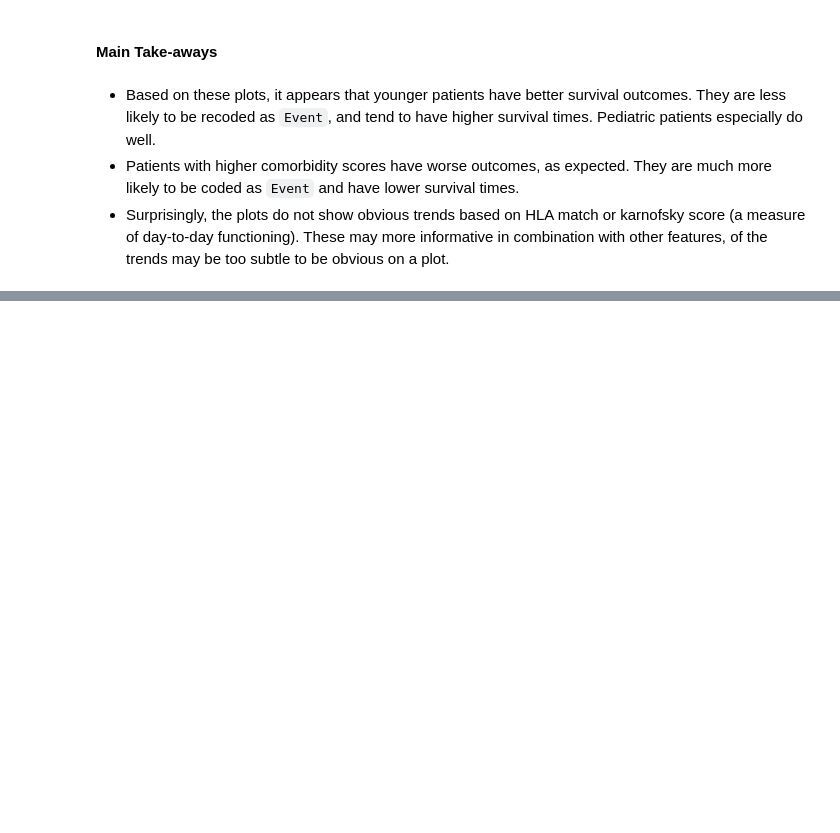
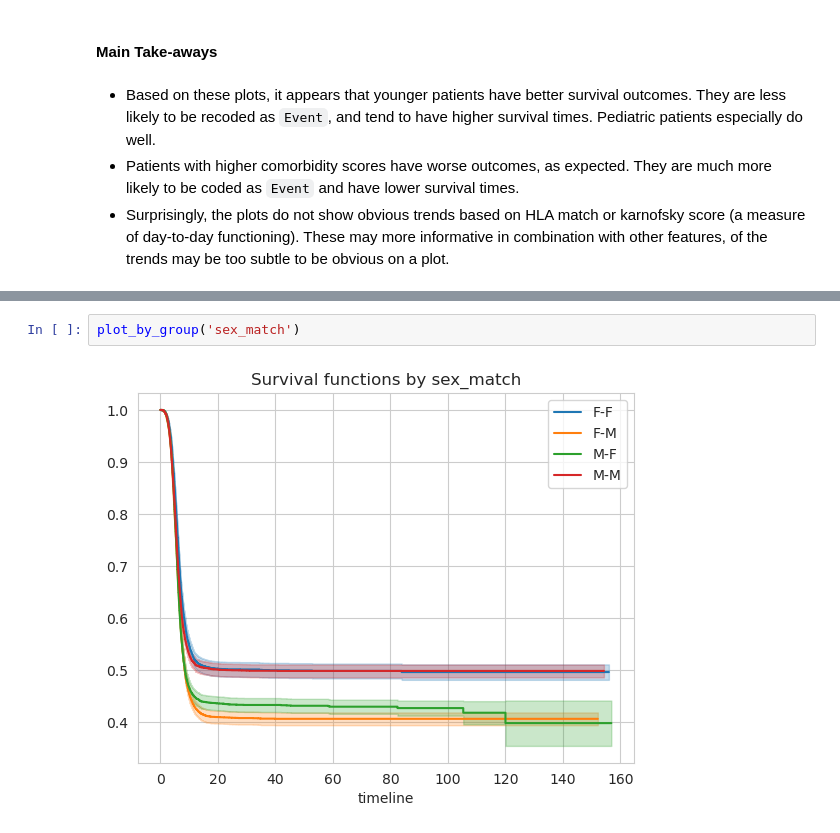
Before and after one commit to RuiboZhang98/CIBMTR_post_hct_survival, a Jupyter notebook: scripts/feature_vs_survival.ipynb, the cells around one changed output, grey strips where cells are left out. Drawn from its saved outputs; the diff is of its cells as text; blank space fills up the shorter version.

```diff
--- a/scripts/feature_vs_survival.ipynb
+++ b/scripts/feature_vs_survival.ipynb
@@ -115,0 +223,4 @@ scatter_by_efs_discrete('race_group', tick_angle=90)
+# %%
+plot_by_group('sex_match')
+# %% [output]
+[figure, added]
```
Also changed, not shown: parts of 9 cells of this notebook.
